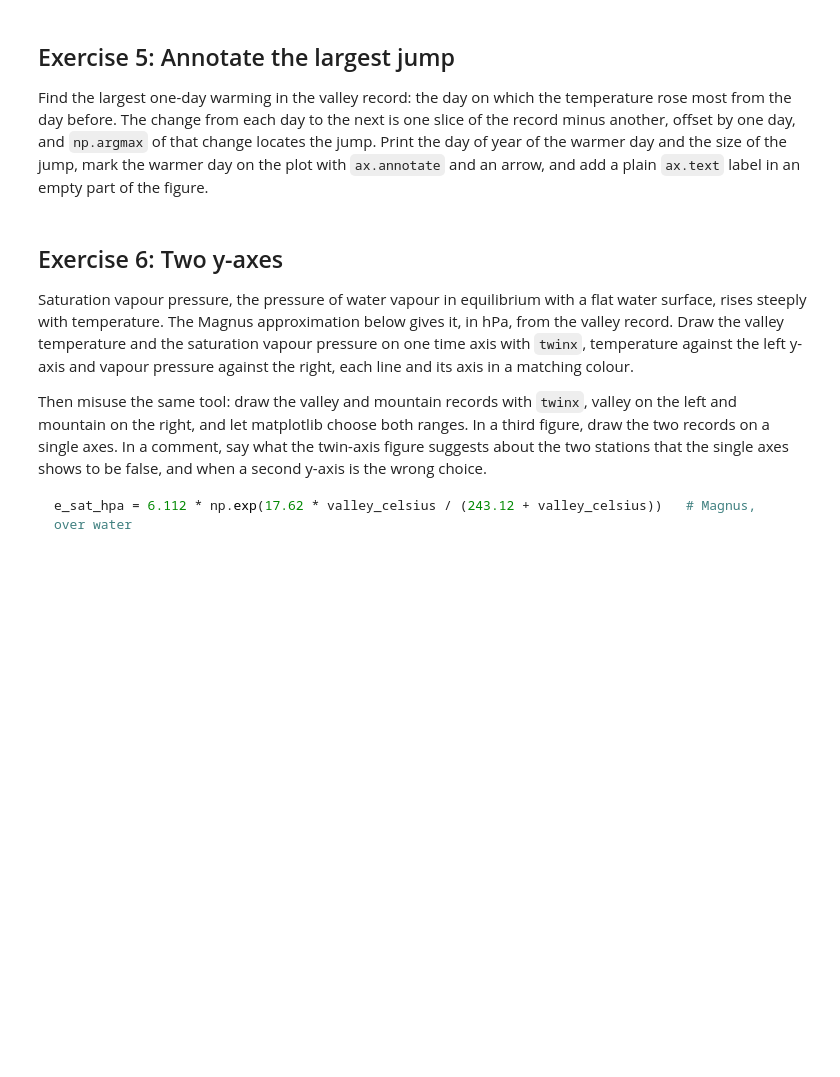
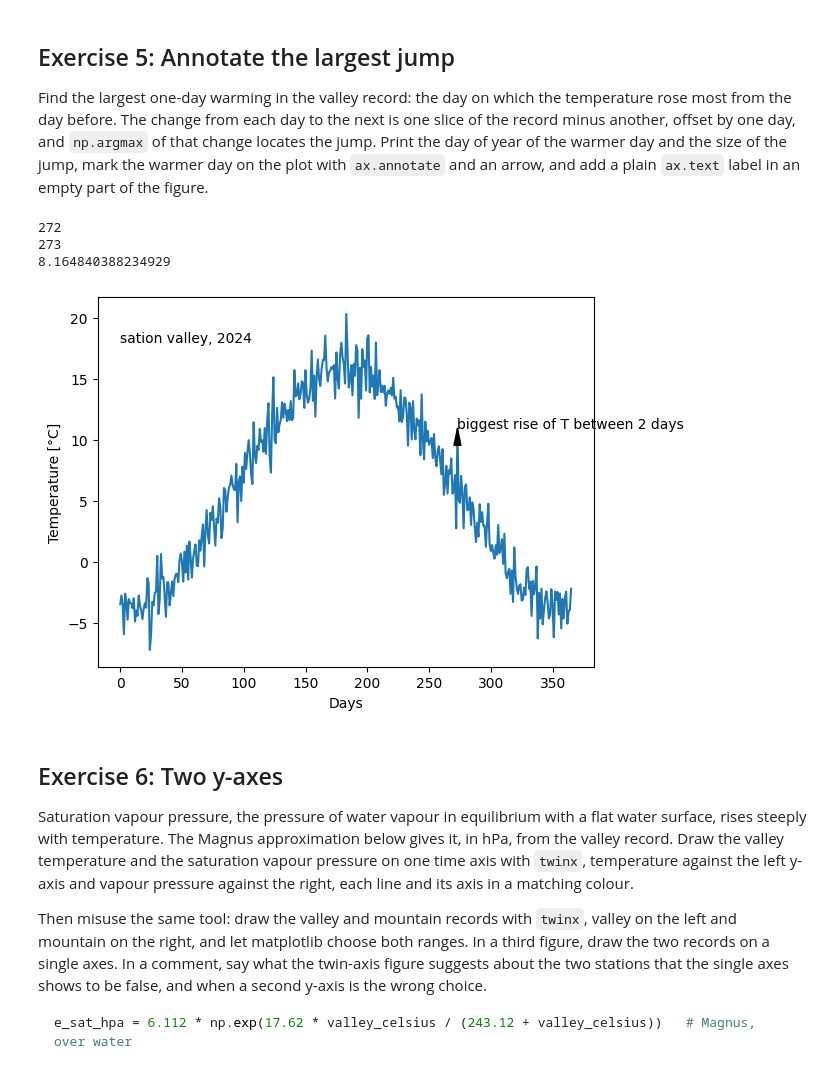
Before and after one commit to cindymonnet/2026_Intro_Python, a Jupyter notebook: live/part-I/1.4-matplotlib-and-xarray-practice-exercises.ipynb, the cells around one changed output. Cells and saved outputs as stored; diff of their text form; code cells hidden in the pictures; blank space fills up the shorter version.

```diff
--- a/live/part-I/1.4-matplotlib-and-xarray-practice-exercises.ipynb
+++ b/live/part-I/1.4-matplotlib-and-xarray-practice-exercises.ipynb
@@ -131,7 +182,28 @@ another, offset by one day, and `np.argmax` of that change locates the jump. Pri
 of the warmer day and the size of the jump, mark the warmer day on the plot with `ax.annotate` and
 an arrow, and add a plain `ax.text` label in an empty part of the figure.
 # %%
-# Your solution here
+substraction = valley_celsius[1:] - valley_celsius[:-1] # one slice of the record minus another -> day 0 has no before so we don't consider it, last day has no after so we don't consider it
+                                                        # before - after
+jump_day = np.argmax(substraction)                      # position of the change, so the first day
+print(jump_day)
+warmer_day = jump_day+1
+print(warmer_day)
+jump_change = substraction[jump_day]                    # the amount of °C
+print(jump_change)
+
+fig, ax = plt.subplots()
+ax.plot(days, valley_celsius)
+ax.set_xlabel("Days")
+ax.set_ylabel("Temperature [°C]")
+ax.text(0, 18, "sation valley, 2024")
+ax.annotate("biggest rise of T between 2 days", xy=(warmer_day, valley_celsius[warmer_day]),
+            arrowprops={"facecolor": "k", "width": 1, "headwidth": 5})
+plt.show()
+# %% [output]
+272
+273
+8.164840388234929
+[figure, added]
 # %% [markdown]
 ## Exercise 6: Two y-axes
 
```
Also changed, not shown: parts of 8 cells of this notebook.
